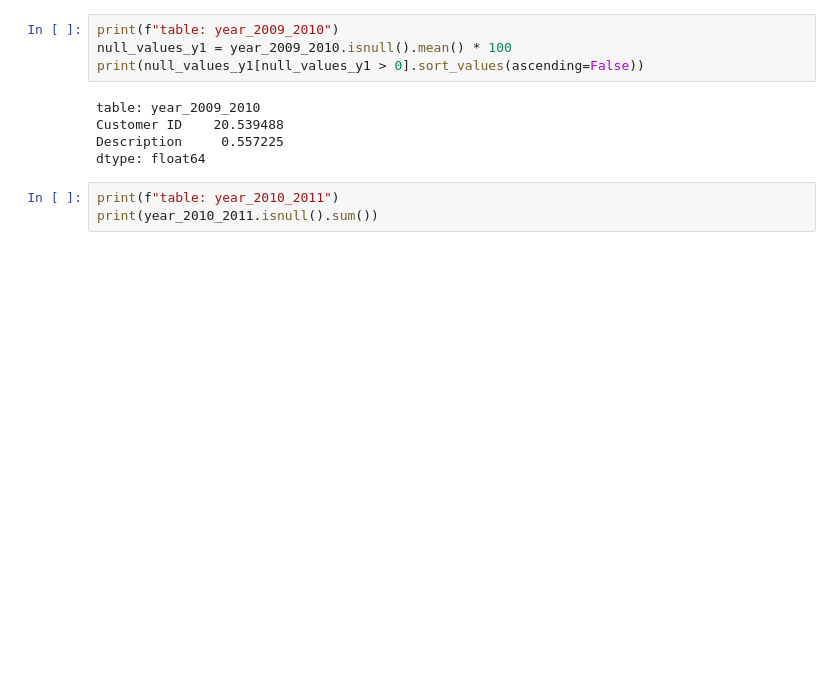
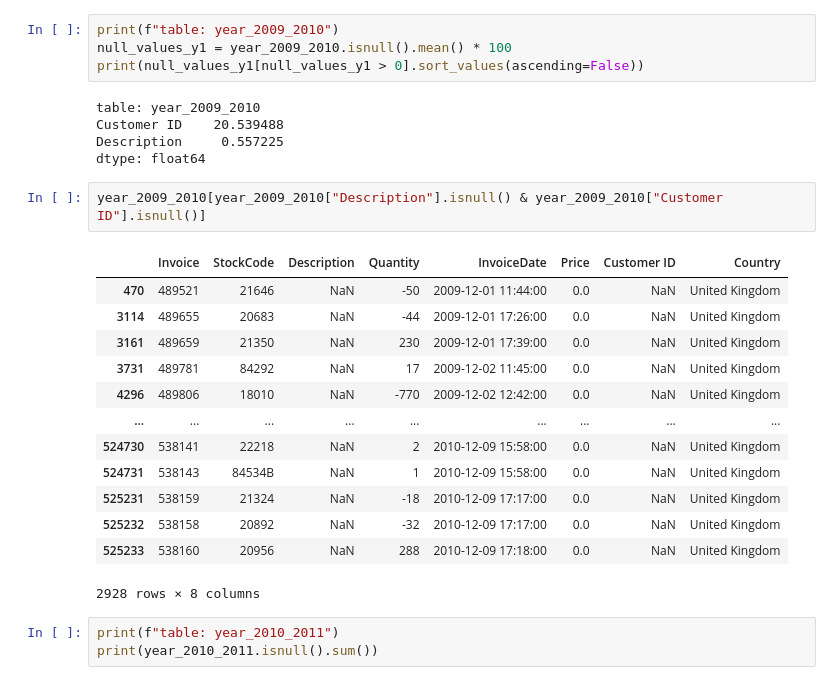
Before and after one commit to ananya-codes-data/RetailIQ, a Jupyter notebook: notebooks/data_profiling.ipynb, the cells around one changed output. Drawn from its saved outputs; the diff is of its cells as text; blank space fills up the shorter version.

Commit message:
added profiling analysis and profiling of specific columns as well

```diff
--- a/notebooks/data_profiling.ipynb
+++ b/notebooks/data_profiling.ipynb
@@ -106,6 +106,22 @@ table: year_2009_2010
 Customer ID    20.539488
 Description     0.557225
 dtype: float64
+# %%
+year_2009_2010[year_2009_2010["Description"].isnull() & year_2009_2010["Customer ID"].isnull()]
+# %% [output]
+|  | Invoice | StockCode | Description | Quantity | InvoiceDate | Price | Customer ID | Country |
+| 470 | 489521 | 21646 | NaN | -50 | 2009-12-01 11:44:00 | 0.0 | NaN | United Kingdom |
+| 3114 | 489655 | 20683 | NaN | -44 | 2009-12-01 17:26:00 | 0.0 | NaN | United Kingdom |
+| 3161 | 489659 | 21350 | NaN | 230 | 2009-12-01 17:39:00 | 0.0 | NaN | United Kingdom |
+| 3731 | 489781 | 84292 | NaN | 17 | 2009-12-02 11:45:00 | 0.0 | NaN | United Kingdom |
+| 4296 | 489806 | 18010 | NaN | -770 | 2009-12-02 12:42:00 | 0.0 | NaN | United Kingdom |
+| ... | ... | ... | ... | ... | ... | ... | ... | ... |
+| 524730 | 538141 | 22218 | NaN | 2 | 2010-12-09 15:58:00 | 0.0 | NaN | United Kingdom |
+| 524731 | 538143 | 84534B | NaN | 1 | 2010-12-09 15:58:00 | 0.0 | NaN | United Kingdom |
+| 525231 | 538159 | 21324 | NaN | -18 | 2010-12-09 17:17:00 | 0.0 | NaN | United Kingdom |
+| 525232 | 538158 | 20892 | NaN | -32 | 2010-12-09 17:17:00 | 0.0 | NaN | United Kingdom |
+| 525233 | 538160 | 20956 | NaN | 288 | 2010-12-09 17:18:00 | 0.0 | NaN | United Kingdom |
+2928 rows × 8 columns
 # %%
 print(f"table: year_2010_2011")
 print(year_2010_2011.isnull().sum())
```
Also changed, not shown: parts of 10 cells of this notebook.
